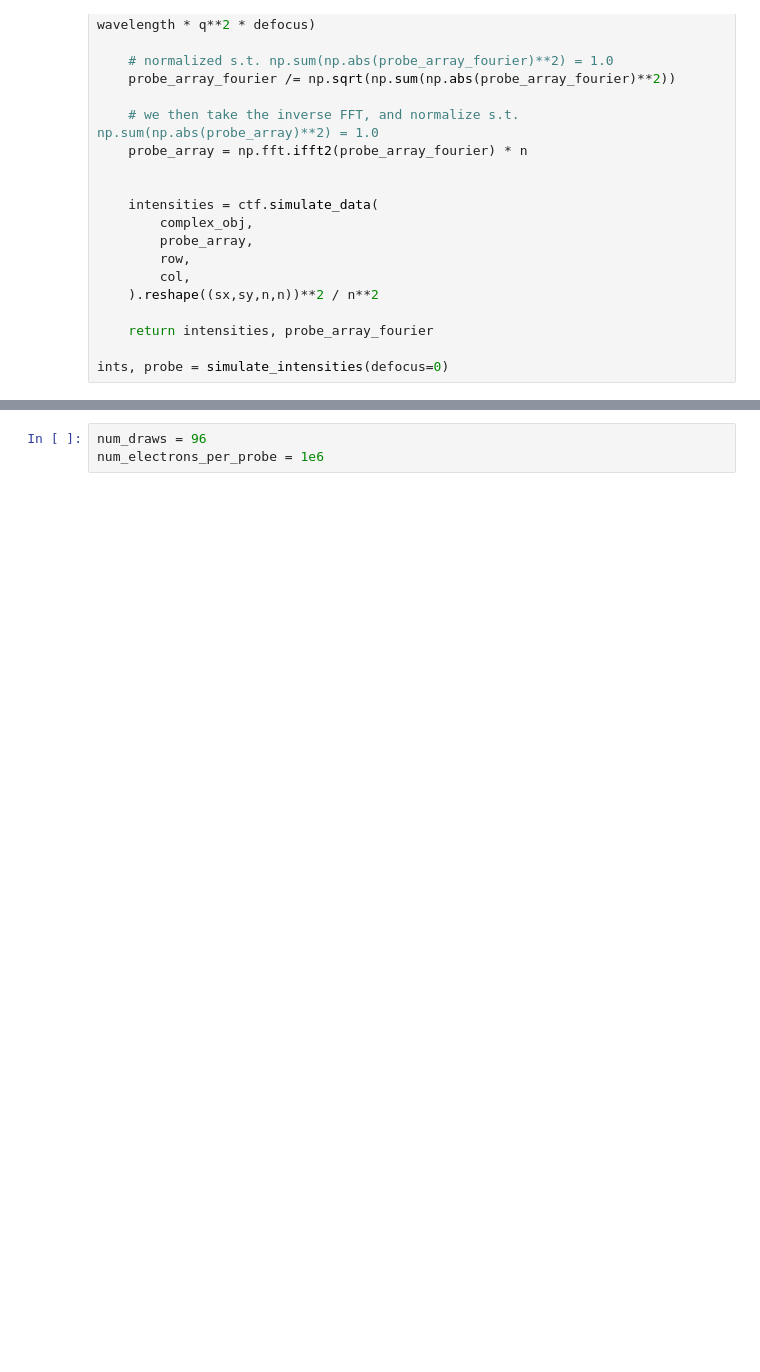
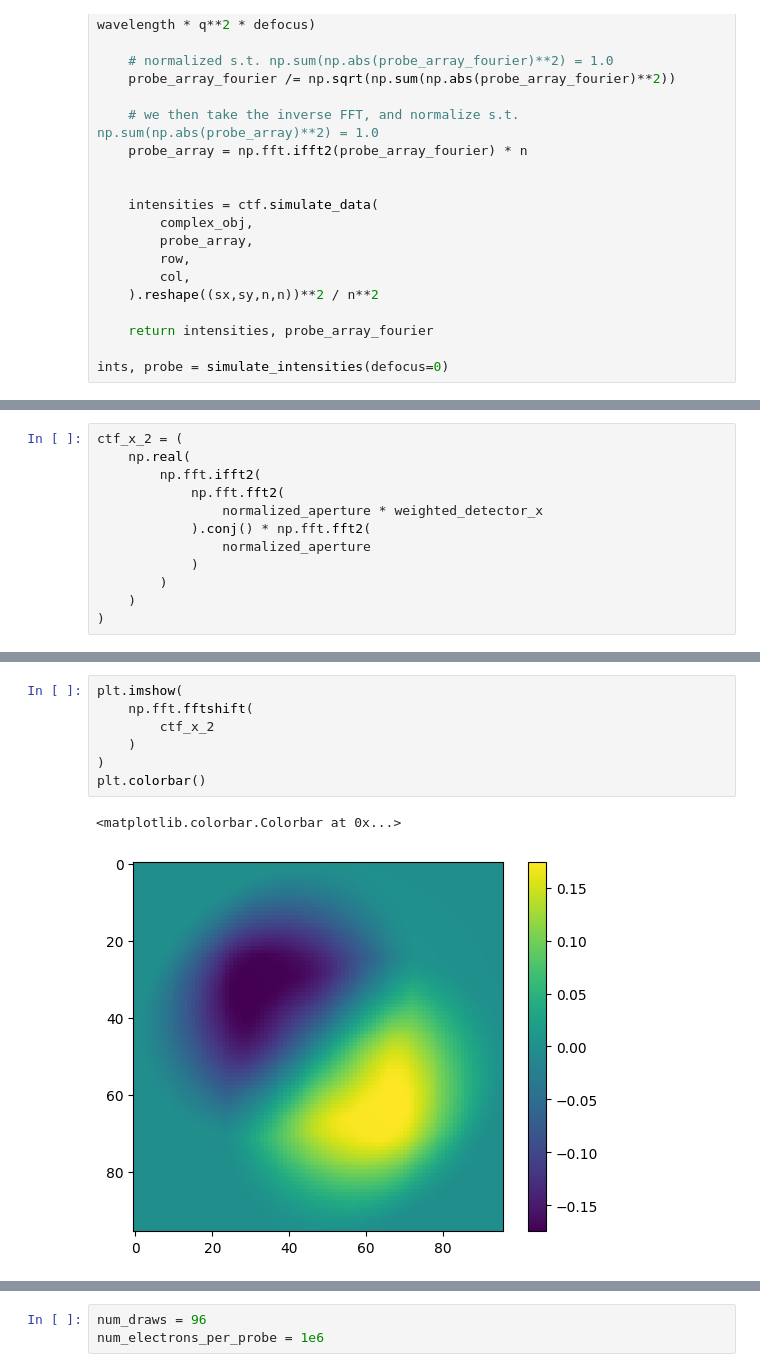
Before and after one commit to msa-em/stem-transfer-of-information, a Jupyter notebook: notebooks/icom-ssnr.ipynb, the cells around one changed output, grey strips where cells are left out. Cells and saved outputs as stored; diff of their text form; blank space fills up the shorter version.

```diff
--- a/notebooks/icom-ssnr.ipynb
+++ b/notebooks/icom-ssnr.ipynb
@@ -224,0 +265,12 @@ plt.imshow(
+# %%
+ctf_x_2 = (
+    np.real(
+        np.fft.ifft2(
+            np.fft.fft2(
+                normalized_aperture * weighted_detector_x
+            ).conj() * np.fft.fft2(
+                normalized_aperture
+            )
+        )
+    )
+)
@@ -224,0 +287,10 @@ plt.imshow(
+# %%
+plt.imshow(
+    np.fft.fftshift(
+        ctf_x_2
+    )
+)
+plt.colorbar()
+# %% [output]
+<matplotlib.colorbar.Colorbar at 0x...>
+[figure, added]
```
Also changed, not shown: parts of 34 cells of this notebook.
